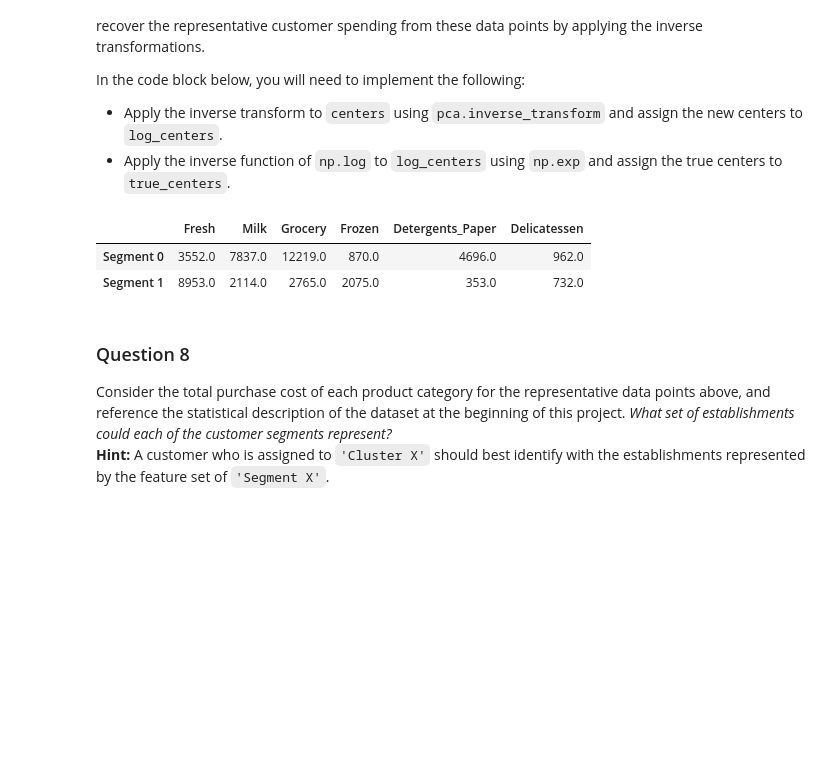
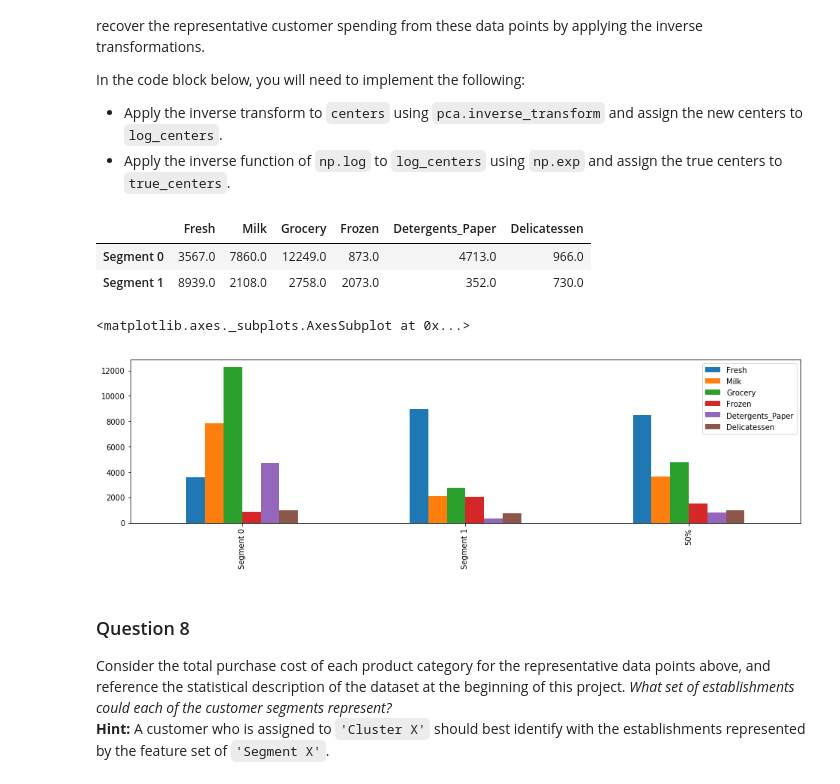
Before and after one commit to SijiaDavis/MLND, a Jupyter notebook: customer_segments/customer_segments.ipynb, the cells around one changed output. Cells and saved outputs as stored; diff of their text form; code cells hidden in the pictures; blank space fills up the shorter version.

```diff
--- a/customer_segments/customer_segments.ipynb
+++ b/customer_segments/customer_segments.ipynb
@@ -464,19 +478,24 @@ In the code block below, you will need to implement the following:
 # %%
 # TODO: Inverse transform the centers
 log_centers = pca.inverse_transform(centers)
 
 # TODO: Exponentiate the centers
 true_centers = np.exp(log_centers)
 
 # Display the true centers
 segments = ['Segment {}'.format(i) for i in range(0,len(centers))]
 true_centers = pd.DataFrame(np.round(true_centers), columns = data.keys())
 true_centers.index = segments
 display(true_centers)
+
+true_centers = true_centers.append(data.describe().ix['50%'])
+true_centers.plot(kind = 'bar', figsize = (16, 4))
 # %% [output]
 |  | Fresh | Milk | Grocery | Frozen | Detergents_Paper | Delicatessen |
-| Segment 0 | 3552.0 | 7837.0 | 12219.0 | 870.0 | 4696.0 | 962.0 |
-| Segment 1 | 8953.0 | 2114.0 | 2765.0 | 2075.0 | 353.0 | 732.0 |
+| Segment 0 | 3567.0 | 7860.0 | 12249.0 | 873.0 | 4713.0 | 966.0 |
+| Segment 1 | 8939.0 | 2108.0 | 2758.0 | 2073.0 | 352.0 | 730.0 |
+<matplotlib.axes._subplots.AxesSubplot at 0x...>
+[figure, added]
 # %% [markdown]
 ### Question 8
 Consider the total purchase cost of each product category for the representative data points above, and reference the statistical description of the dataset at the beginning of this project. *What set of establishments could each of the customer segments represent?*
```
Also changed, not shown: parts of 8 cells of this notebook, 1 other file.
